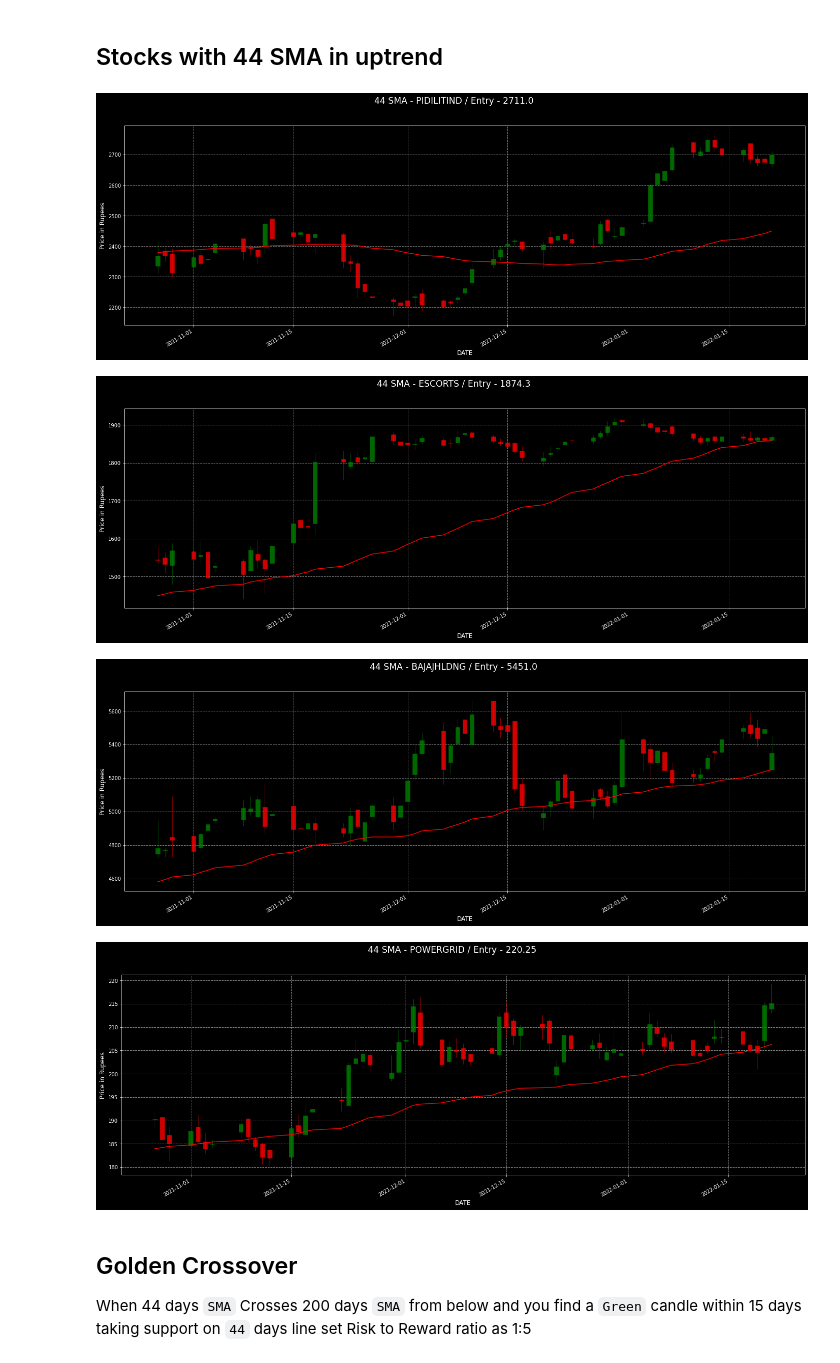
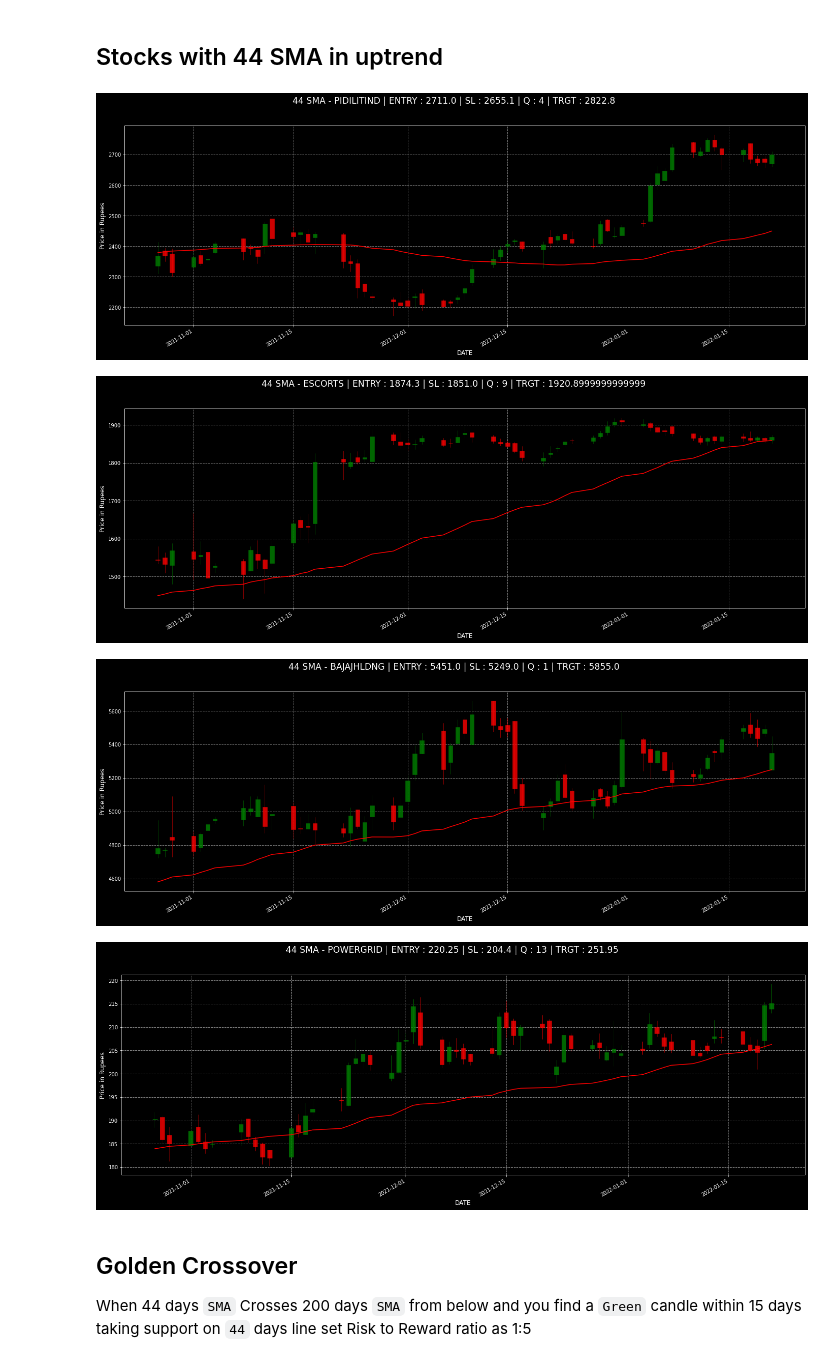
Before and after one commit to anabkhan/NSE-Stock-Scanner, a Jupyter notebook: Tutorial.ipynb, the cells around one changed output. Drawn from its saved outputs; the diff is of its cells as text; code cells hidden in the pictures.

Commit message:
Calculating entry, sl, quantity, target

```diff
--- a/Tutorial.ipynb
+++ b/Tutorial.ipynb
@@ -71,6 +71,9 @@ df[(df['RSI Value'] < 50) & (df['CCI Value'] < 200)]
 # %% [markdown]
 ## Stocks with 44 SMA in uptrend
 # %%
+import math
+risk = 200
+risk_profile = 2 # 1:2 trade
 def print44SMAChart(name, stock_selected = None):
     df = In.open_downloaded_stock(name)
     df = df[::-1]
@@ -86,8 +89,10 @@ def print44SMAChart(name, stock_selected = None):
     graph_title = '44 SMA - ' + name
     # If stock_selected is provided, show entry, target, stop loss values
     if stock_selected is not None:
-        graph_title = graph_title + ' | ENTRY - ' + str(stock_selected['ENTRY'])
-        graph_title = graph_title + ' | SL - ' + str(stock_selected['SL'])
+        graph_title = graph_title + ' | ENTRY : ' + str(stock_selected['ENTRY'])
+        graph_title = graph_title + ' | SL : ' + str(stock_selected['SL'])
+        graph_title = graph_title + ' | Q : ' + str(stock_selected['Q'])
+        graph_title = graph_title + ' | TRGT : ' + str(stock_selected['TRGT'])
     fig.suptitle(graph_title, size='xx-large')
     candlestick_ohlc(ax, ohlc.values, width=0.6, colorup='green', colordown='red', alpha=0.8)
 
@@ -96,6 +101,7 @@ def print44SMAChart(name, stock_selected = None):
     plt.style.use("dark_background")
     plt.grid(color='gray', linestyle='--', linewidth=1)
     plt.ylabel("Price in Rupees")
+    plt.xlabel("Date")
     plt.show()
 
 def isStockInUptrend(name, check_green_candle_support = False):
@@ -111,37 +117,48 @@ def isStockInUptrend(name, check_green_candle_support = False):
         stock_selected = df.iloc[-1].copy()
         if check_green_candle_support:
             # Check if green candle is taking support on 44 SMA
             open_price = df['OPEN'].iloc[-1]
             close_price = df['CLOSE'].iloc[-1]
             green_candle_support = close_price > open_price and open_price > last
             if green_candle_support:
+
+                # Calculate Entry for the stock - (high of last candle + 1)
                 stock_selected['ENTRY'] = stock_selected['HIGH'] + 1
 
+                # Calculate the Stop Loss - (lowest from last tow candle - 1)
                 low_of_last_candle = df['LOW'].iloc[-1]
                 low_of_second_last_candle = df['LOW'].iloc[-2]
                 sl = low_of_last_candle if low_of_last_candle < low_of_second_last_candle else low_of_second_last_candle
                 stock_selected['SL'] = sl -1
+
+                # Calculate the quantity -  (risk / (entity - sl))
+                quantity = risk / ((stock_selected['ENTRY'] - stock_selected['SL']))
+                stock_selected['Q'] = math.ceil(quantity)
+
+                # Calculate Target - (entry + ((entity - 1) * risk_profile)) for 1:2 trade risk_profile = 2
+                stock_selected['TRGT'] = (stock_selected['ENTRY'] + ((stock_selected['ENTRY'] - stock_selected['SL'])) * risk_profile)
+
             else:
                 stock_selected = None
 
     return stock_selected
 
 # isStockInUptrend('POWERGRID')
 # print44SMAChart('POWERGRID')
 
 for name in In.data['nifty_200']:
     stock_selected = isStockInUptrend(name, check_green_candle_support = True)
     if stock_selected is not None:
         print44SMAChart(name, stock_selected)
         print('\n\n')
 
 # with pd.option_context('display.max_rows', 10, 'display.max_columns', 5):
 #     print(df)
 # %% [output]
-[figure, old version]
+[figure, new version]
-[figure, old version]
+[figure, new version]
-[figure, old version]
+[figure, new version]
-[figure, old version]
+[figure, new version]
 # %% [markdown]
 ## Golden Crossover
 When 44 days `SMA` Crosses 200 days `SMA` from below and you find a `Green` candle within 15 days taking support on `44` days line set Risk to Reward ratio as 1:5
```
